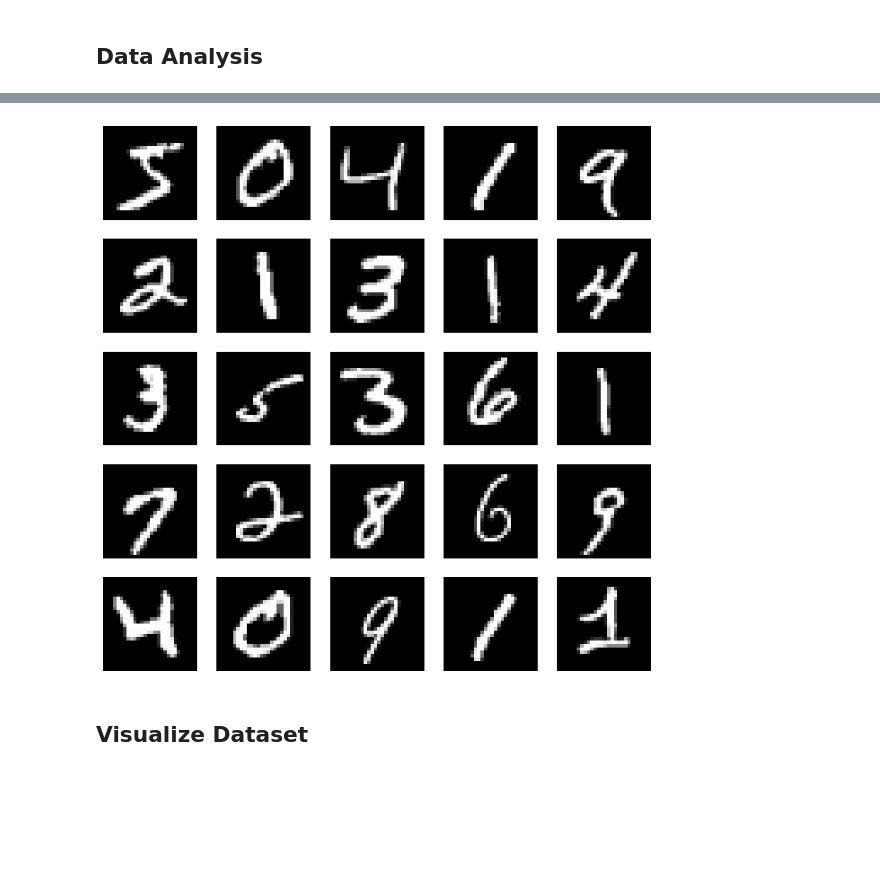
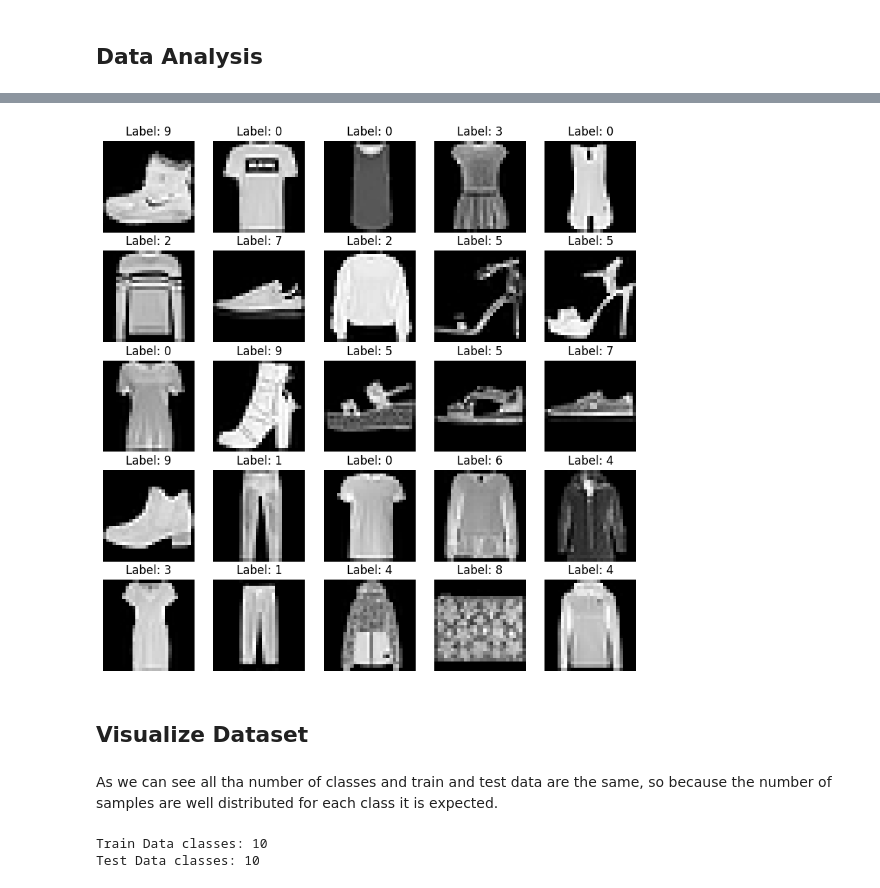
Before and after one commit to jhonnovax/image-pred-unsupervised-model, a Jupyter notebook: project.ipynb, the cells around one changed output, grey strips where cells are left out. Drawn from its saved outputs; the diff is of its cells as text; code cells hidden in the pictures; blank space fills up the shorter version.

```diff
--- a/project.ipynb
+++ b/project.ipynb
@@ -10,8 +10,3 @@ from tensorflow.keras.datasets import mnist, fashion_mnist
 # %%
-#Load MNIST and Fashion MNIST Data
-
-# Load MNIST data
-(X_train_mnist, y_train_mnist), (X_test_mnist, y_test_mnist) = mnist.load_data()
-
-# Load Fashion MNIST data
-(X_train_fmnist, y_train_fmnist), (X_test_fmnist, y_test_fmnist) = fashion_mnist.load_data()
+# Load train and test data
+(X_train, y_train), (X_test, y_test) = fashion_mnist.load_data()
@@ -42,14 +32,12 @@ MNIST Test Labels Shape: (10000,)
 # %%
-#View Data
-
 # Select a random sample from the training data
-sample_index = 0  # Change this to view different samples
-sample_image = X_train_mnist[sample_index]
-sample_label = y_train_mnist[sample_index]
+sample_index = 1  # Change this to view different samples
+sample_image = X_train[sample_index]
+sample_label = y_train[sample_index]
 
 # Display the sample image
 plt.imshow(sample_image, cmap='gray')
-plt.title(f'MNIST Sample ({sample_label})')
+plt.title(f'Label ({sample_label})')
 plt.axis('off')
 plt.show()
 # %% [output]
@@ -61,7 +49,7 @@ num_cols = 5
 num_samples = num_rows * num_cols
 
 # Randomly select samples
-random_indices = np.random.choice(len(X_train_mnist), size=num_samples, replace=False)
+random_indices = np.random.choice(len(X_train), size=num_samples, replace=False)
 
 # Create subplots
 fig, axes = plt.subplots(num_rows, num_cols, figsize=(12, 10))
@@ -71,8 +59,8 @@ axes = axes.flatten()
 
 # Display samples
 for i, index in enumerate(random_indices):
-    sample_image = X_train_mnist[index]
-    sample_label = y_train_mnist[index]
+    sample_image = X_train[index]
+    sample_label = y_train[index]
 
     axes[i].imshow(sample_image, cmap='gray')
     axes[i].set_title(f'Label: {sample_label}')
@@ -89,13 +78,22 @@ MNIST Dataset Feature Analysis
 # %%
 plt.figure(figsize=(10, 10))
 for i in range(25):
     plt.subplot(5, 5, i+1)
-    plt.imshow(X_train_mnist[i], cmap='gray')
+    plt.imshow(X_train[i], cmap='gray')
+    plt.title(f'Label: {y_train[i]}')
     plt.axis('off')
 plt.show()
 # %% [output]
-[figure, old version]
+[figure, new version]
 # %% [markdown]
 ## Visualize Dataset
+# %% [markdown]
+As we can see all tha number of classes and train and test data are the same, so because the number of samples are well distributed for each class it is expected.
+# %%
+print("Train Data classes:", len(set(y_train.flatten())))
+print("Test Data classes:", len(set(y_test.flatten())))
+# %% [output]
+Train Data classes: 10
+Test Data classes: 10
 # %%
 plt.figure(figsize=(10, 6))
```
Also changed, not shown: parts of 40 cells of this notebook.
